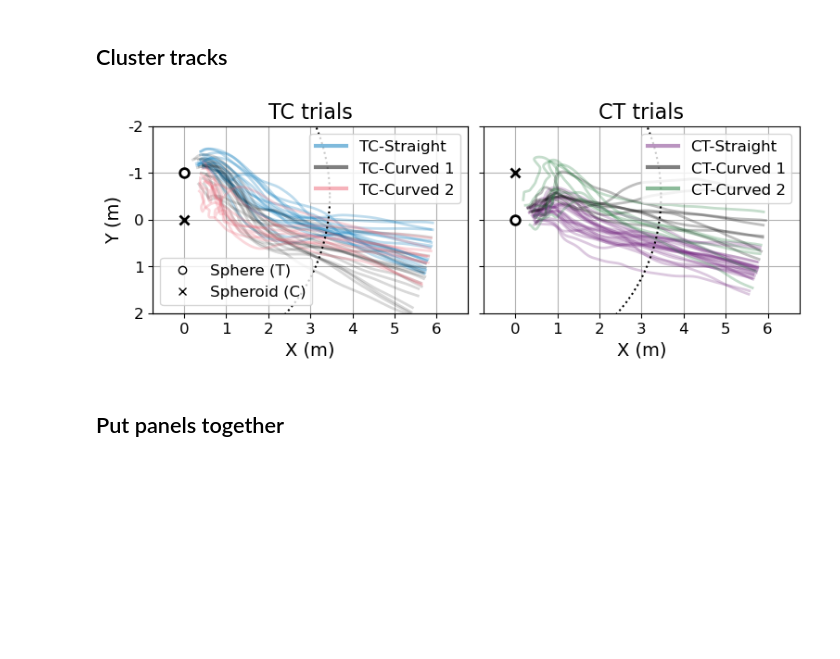
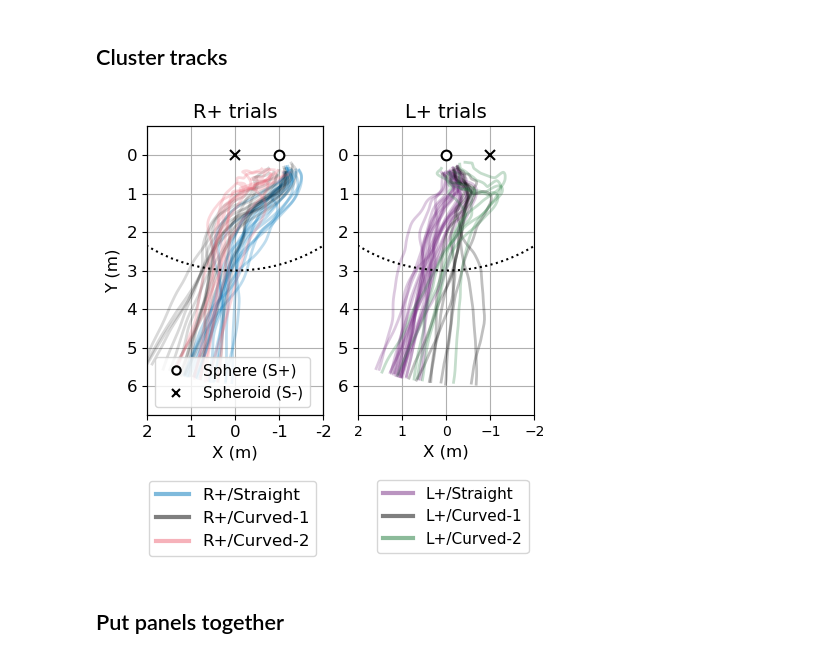
Before and after one commit to leewujung/porpoise_spheroid, a Jupyter notebook: notebooks_fig/fig_cluster_track_contingency.ipynb, the cells around one changed output. Saved outputs shown, nothing was run; the diff lists cells and outputs as text; code cells hidden in the pictures; blank space fills up the shorter version.

```diff
--- a/notebooks_fig/fig_cluster_track_contingency.ipynb
+++ b/notebooks_fig/fig_cluster_track_contingency.ipynb
@@ -88,6 +87,11 @@ CLUSTER_STR_7 = ["Straight", "Curved-1", "Curved-2", "Straight", "Curved-1", "Cu
 ## Contingency matrix
 # %%
 TARGET_ANGLE_STR = ["TC1", "TC2", "TC3", "TC4", "CT1", "CT2", "CT3", "CT4"]
+# %%
+TARGET_ANGLE_STR_NEW = [
+    "R+/0", "R+/45", "R+/90", "R+/135",
+    "L+/0", "L+/45", "L+/90", "L+/135",
+]
 # %%
 # Build contingency matrix
 df_tca_all = []
@@ -118,7 +134,7 @@ df_tca_all
 # %%
 xtick_str = [
-    "%s\n(%d)" % (tca_str, tca_num)
-    for tca_num, tca_str in zip(df_tca_all.sum(axis=1).values, TARGET_ANGLE_STR)
+    f"{tca_str:s} ({tca_num.astype(int):d})"
+    for tca_num, tca_str in zip(df_tca_all.sum(axis=1).values, TARGET_ANGLE_STR_NEW)
 ]
 xtick_str
 # %% [output]
@@ -133,7 +149,7 @@ xtick_str
 # %%
-TCCT_STR = np.array(["TC", "CT"]*3).reshape(3,2).T.reshape(-1,1).T.squeeze().tolist()
+TCCT_STR = np.array(["R+", "L+"]*3).reshape(3,2).T.reshape(-1,1).T.squeeze().tolist()
 ytick_str = [
-    "%s-%s (%d)     " % (tcct, c_name, tca_num)
+    "%s/%s (%d)     " % (tcct, c_name, tca_num)
     for tca_num, c_name, tcct in zip(
         df_tca_all.sum(axis=0).values, CLUSTER_STR_7, TCCT_STR
     )
@@ -161,7 +177,7 @@ im = ax_conti.imshow(
     aspect='auto', cmap="gist_yarg" #"Reds" #"OrRd"
 )
 ax_conti.set_xticks(np.arange(len(TARGET_ANGLE_STR)))
-ax_conti.set_xticklabels(xtick_str, fontsize=12)
+ax_conti.set_xticklabels(xtick_str, fontsize=12, rotation=90)
 ax_conti.set_yticks(np.arange(len(ytick_str)))
 ax_conti.set_yticklabels(ytick_str, fontsize=12)
 # ax_conti.yaxis.tick_right()
@@ -225,11 +241,11 @@ r_minor = np.sqrt(r_major**2 - half_foci**2)
 # Used for plotting ellipse
 t = np.linspace(0, 2*np.pi, 100)
 # %%
-fig = plt.figure(figsize=(9, 3.5), facecolor="w")
+fig = plt.figure(figsize=(5, 5), facecolor="w")
 
 gs = fig.add_gridspec(1, 2)
 
-plt.subplots_adjust(hspace=0.3, wspace=0.05)
+plt.subplots_adjust(hspace=0.3, wspace=0.2)
 
 
 # Track overlay
@@ -244,8 +260,8 @@ for seq in np.arange(3):
             ax_track_TC, df_track,
             color=color_cluster_seq_7[seq], alpha=alpha, lw=2
         )
-ax_track_TC.plot(0, 0, "kx", markeredgewidth=2, markersize=7, lw=1.5)
-ax_track_TC.plot(0, -1, "ko", markeredgewidth=2, markersize=7, lw=1.5, markerfacecolor="w")
+ax_track_TC.plot(0, 0, "kx", markeredgewidth=1.5, markersize=7, lw=1.5)
+ax_track_TC.plot(-1, 0, "ko", markeredgewidth=1.5, markersize=7, lw=1.5, markerfacecolor="w")
 
 # ===================================
 ax_track_CT = fig.add_subplot(gs[0, 1])
@@ -258,33 +274,32 @@ for seq in np.arange(3) + 3:
             ax_track_CT, df_track,
             color=color_cluster_seq_7[seq], alpha=alpha, lw=2
         )
-ax_track_CT.plot(0, -1, "kx", markeredgewidth=2, markersize=7)
-ax_track_CT.plot(0, 0, "ko", markeredgewidth=2, markersize=7, markerfacecolor="w")
+ax_track_CT.plot(-1, 0, "kx", markeredgewidth=1.5, markersize=7)
+ax_track_CT.plot(0, 0, "ko", markeredgewidth=1.5, markersize=7, markerfacecolor="w")
 
 for axx in [ax_track_TC, ax_track_CT]:
-    axx.set_xticks(np.arange(-1, 9))
-    axx.set_xticklabels(np.arange(-1, 9), fontsize=12)
-    axx.set_ylim(2, -2)
-    axx.set_xlim(-0.75, 6.75)
+    axx.set_yticks(np.arange(-1, 9))
+    axx.set_yticklabels(np.arange(-1, 9), fontsize=12)
+    axx.set_xlim(2, -2)
+    axx.set_ylim(6.75, -0.75)
     axx.grid()
-    axx.set_xlabel("X (m)", fontsize=14)
-    axx.set_yticks(np.arange(-2, 3))
-ax_track_TC.set_yticklabels(np.arange(-2, 3), fontsize=12)
-ax_track_TC.set_ylabel("Y (m)", fontsize=14)
-ax_track_CT.set_yticklabels("")
+    axx.set_xlabel("X (m)", fontsize=12)
+    axx.set_xticks(np.arange(-2, 3))
+ax_track_TC.set_xticklabels(np.arange(-2, 3), fontsize=12)
+ax_track_TC.set_ylabel("Y (m)", fontsize=12)
 
 # Add legend for cluster tracks
-ax_track_TC.set_title("TC trials", fontsize=16)
-ax_track_TC.plot(np.nan, np.nan, color_cluster_7["TC_straight"], label="TC-Straight", alpha=0.5, lw=3)
-ax_track_TC.plot(np.nan, np.nan, color_cluster_7["TC_curved1"], label="TC-Curved 1", alpha=0.5, lw=3)
-ax_track_TC.plot(np.nan, np.nan, color_cluster_7["TC_curved2"], label="TC-Curved 2", alpha=0.5, lw=3)
-ax_track_TC.legend(fontsize=12, loc="upper right")
+ax_track_TC.set_title("R+ trials", fontsize=14)
+ax_track_TC.plot(np.nan, np.nan, color_cluster_7["TC_straight"], label="R+/Straight", alpha=0.5, lw=3)
+ax_track_TC.plot(np.nan, np.nan, color_cluster_7["TC_curved1"], label="R+/Curved-1", alpha=0.5, lw=3)
+ax_track_TC.plot(np.nan, np.nan, color_cluster_7["TC_curved2"], label="R+/Curved-2", alpha=0.5, lw=3)
+ax_track_TC.legend(fontsize=12, loc="upper right", bbox_to_anchor=(1.01, -0.2))
 
-ax_track_CT.set_title("CT trials", fontsize=16)
-ax_track_CT.plot(np.nan, np.nan, color_cluster_7["CT_straight"], label="CT-Straight", alpha=0.5, lw=3)
-ax_track_CT.plot(np.nan, np.nan, color_cluster_7["CT_curved1"], label="CT-Curved 1", alpha=0.5, lw=3)
-ax_track_CT.plot(np.nan, np.nan, color_cluster_7["CT_curved2"], label="CT-Curved 2", alpha=0.5, lw=3)
-ax_track_CT.legend(fontsize=12, loc="upper right")
+ax_track_CT.set_title("L+ trials", fontsize=14)
+ax_track_CT.plot(np.nan, np.nan, color_cluster_7["CT_straight"], label="L+/Straight", alpha=0.5, lw=3)
+ax_track_CT.plot(np.nan, np.nan, color_cluster_7["CT_curved1"], label="L+/Curved-1", alpha=0.5, lw=3)
+ax_track_CT.plot(np.nan, np.nan, color_cluster_7["CT_curved2"], label="L+/Curved-2", alpha=0.5, lw=3)
+ax_track_CT.legend(fontsize=11, loc="upper right", bbox_to_anchor=(1.01, -0.2))
 
 # Adjust size of track panels
 axx = ax_track_TC
@@ -295,37 +310,37 @@ axx.set_position([
 axx = ax_track_CT
 axx_pos = axx.get_position()
 axx.set_position([
     axx_pos.x0, axx_pos.y0+axx_pos.height*0.1, axx_pos.width, axx_pos.height*0.75
 ])
 
 # Add legend for targets
 ax_track_mock = plt.axes(ax_track_TC.get_position())
 ax_track_mock.patch.set_alpha(0)
 ax_track_mock.set_position(ax_track_TC.get_position())
-ax_track_mock.plot(np.nan, np.nan, "ko", label="Sphere (T)", markerfacecolor="w")
-ax_track_mock.plot(np.nan, np.nan, "kx", label="Spheroid (C)")
+ax_track_mock.plot(np.nan, np.nan, "ko", label="Sphere (S+)", markerfacecolor="w", markeredgewidth=1.5)
+ax_track_mock.plot(np.nan, np.nan, "kx", label="Spheroid (S-)", markeredgewidth=1.5)
 ax_track_mock.set_xticks([])
 ax_track_mock.set_yticks([])
-ax_track_mock.legend(fontsize=12, loc="lower left")
+ax_track_mock.legend(fontsize=11, loc="lower left")
 
 
 
 
 # ===================================
 # Plot ellipse
 # ===================================a
 ax_track_TC.plot(r_minor*np.cos(t) , -0.5+r_major*np.sin(t), lw=1.5, color="k", ls=":")
 ax_track_CT.plot(r_minor*np.cos(t) , -0.5+r_major*np.sin(t), lw=1.5, color="k", ls=":")
 
 
 plt.show()
 
 
 
 # # Save figure
 # fig.savefig(fig_path / "fig_cluster_tracks.png", dpi=300, bbox_inches="tight")
 # %% [output]
-[figure, old version]
+[figure, new version]
 # %% [markdown]
 ## Put panels together
 # %%
```
Also changed, not shown: parts of 7 cells of this notebook, 1 other file.
